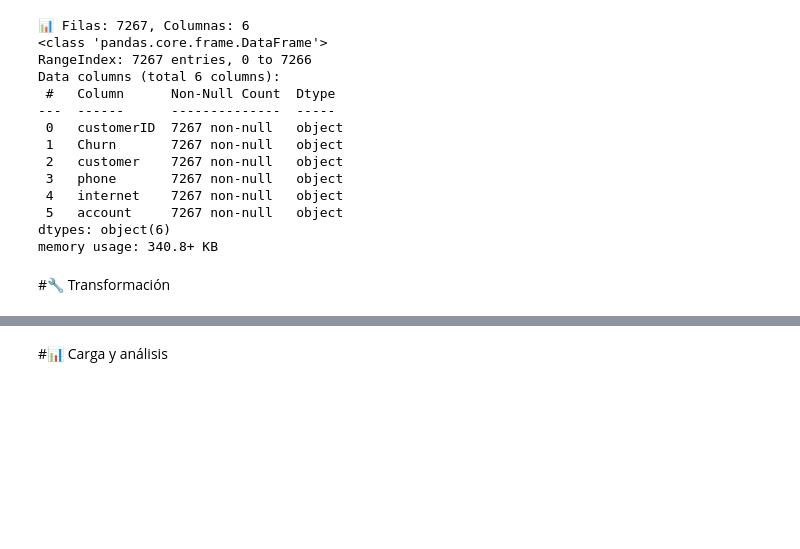
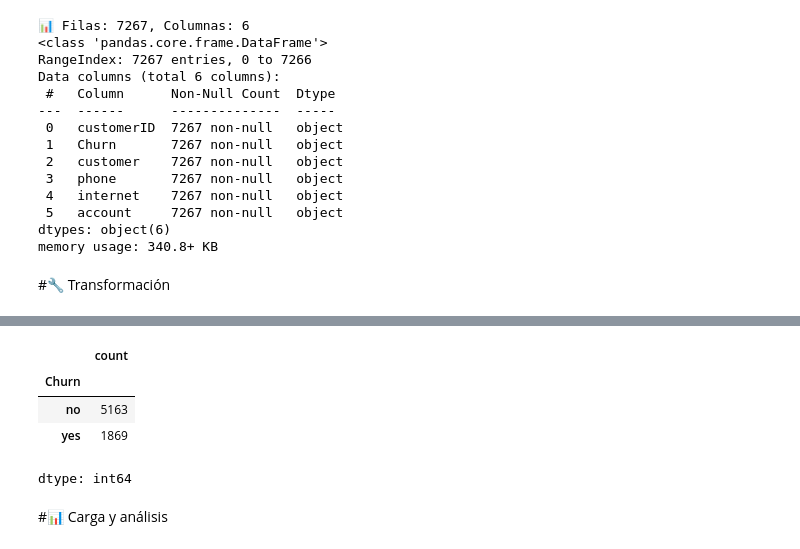
Before and after one commit to CSebasGC/csgc_TelecomX_parte2, a Jupyter notebook: TelecomX_LATAM.ipynb, the cells around one changed output, grey strips where cells are left out. Drawn from its saved outputs; the diff is of its cells as text; code cells hidden in the pictures; blank space fills up the shorter version.

```diff
--- a/TelecomX_LATAM.ipynb
+++ b/TelecomX_LATAM.ipynb
@@ -55,0 +207,11 @@ memory usage: 340.8+ KB
+# %%
+# Eliminar valores nulos en 'Charges.Total'
+df_final = df_final[df_final['Charges.Total'].notnull()]
+
+# Reemplazar '' por NaN en 'Churn' y eliminar esos registros
+df_final['Churn'] = df_final['Churn'].replace('', pd.NA)
+df_final = df_final.dropna(subset=['Churn'])
+
+# Confirmamos que todo esté limpio
+print("Datos limpios. Nuevas dimensiones:")
+print(df_final.shape)
@@ -55,0 +221,12 @@ memory usage: 340.8+ KB
+# %%
+# Columnas de respuestas tipo sí/no y servicios
+cols_str = [
+    'Churn', 'gender', 'Partner', 'Dependents', 'PhoneService', 'MultipleLines',
+    'InternetService', 'OnlineSecurity', 'OnlineBackup', 'DeviceProtection',
+    'TechSupport', 'StreamingTV', 'StreamingMovies', 'Contract',
+    'PaperlessBilling', 'PaymentMethod'
+]
+
+# Limpiar espacios y pasar a minúsculas
+for col in cols_str:
+    df_final[col] = df_final[col].str.strip().str.lower()
@@ -56,3 +256,19 @@ memory usage: 340.8+ KB
+# %%
+# Simplificar métodos de pago (opcional)
+df_final['PaymentMethod'] = df_final['PaymentMethod'].replace({
+    'credit card (automatic)': 'credit_card',
+    'bank transfer (automatic)': 'bank_transfer',
+    'electronic check': 'e_check',
+    'mailed check': 'mailed_check'
+})
+# %%
+df_final['Churn'].value_counts()
+# %% [output]
+|  | count |
+| Churn |  |
+| no | 5163 |
+| yes | 1869 |
+dtype: int64
 # %% [markdown]
 #📊 Carga y análisis
 # %% [markdown]
```
Also changed, not shown: parts of 14 cells of this notebook.
